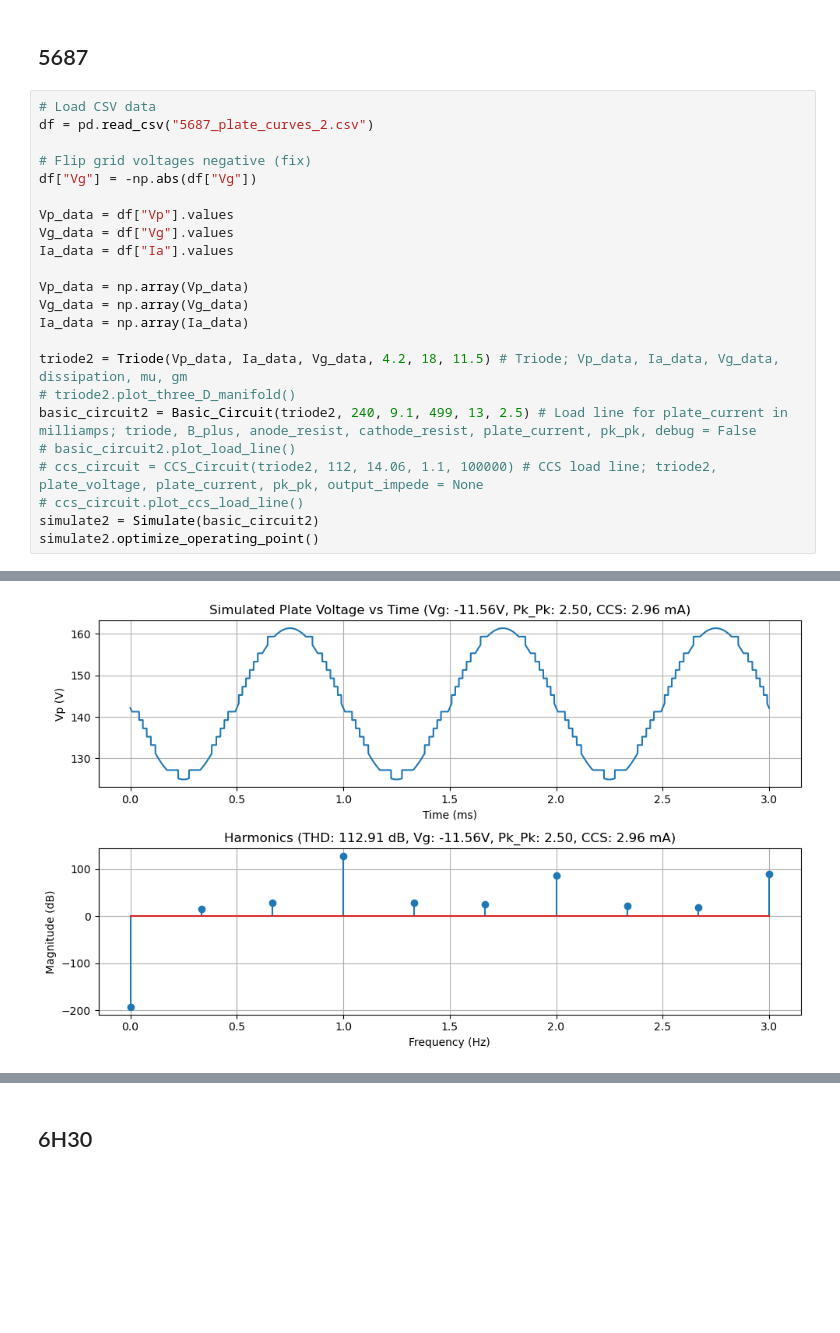
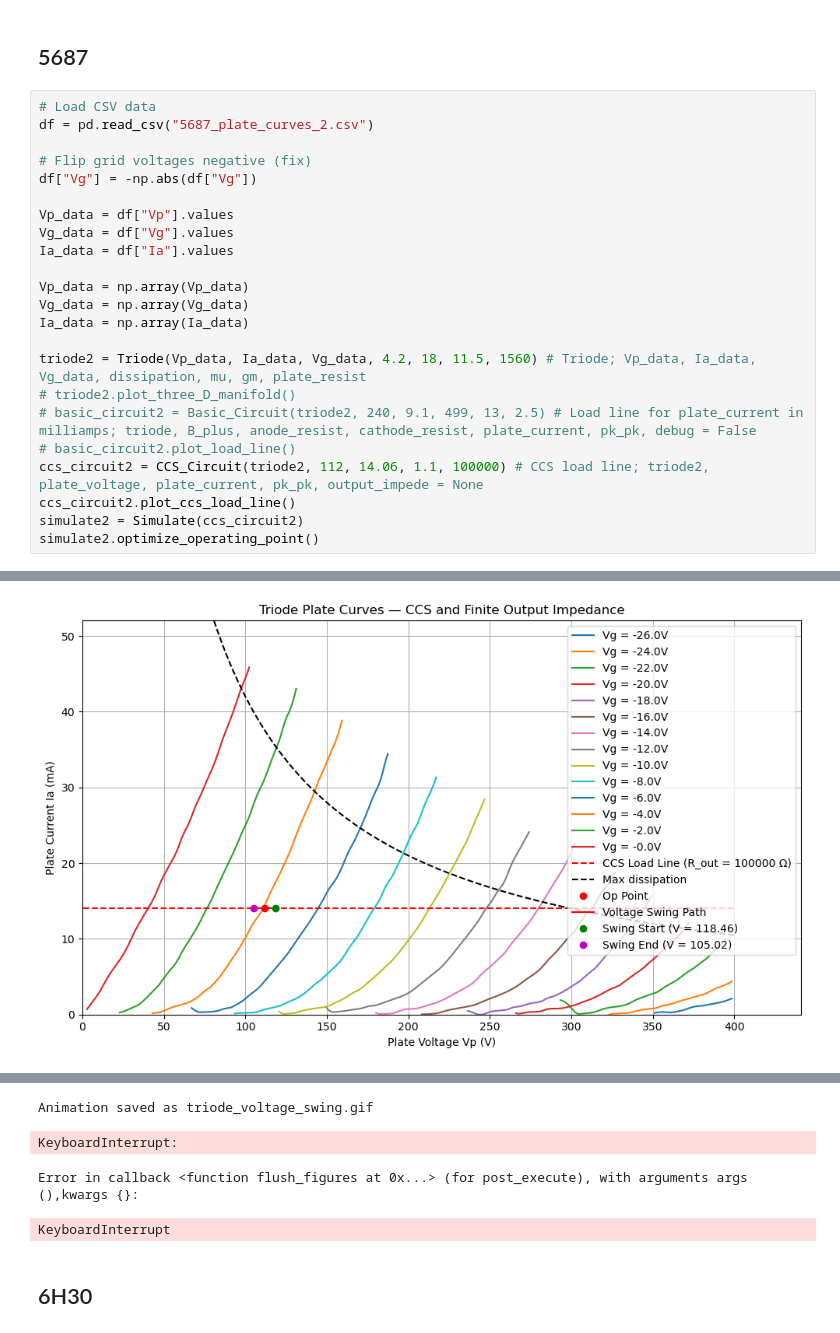
Before and after one commit to tiedyefreak22/Dual-Mono-Amp-Design, a Jupyter notebook: Triode_Pentode_Plate_Curves9.ipynb, the cells around one changed output, grey strips where cells are left out. Cells and saved outputs as stored; diff of their text form; blank space fills up the shorter version.

```diff
--- a/Triode_Pentode_Plate_Curves9.ipynb
+++ b/Triode_Pentode_Plate_Curves9.ipynb
@@ -756,12 +733,12 @@ Vp_data = np.array(Vp_data)
 Vg_data = np.array(Vg_data)
 Ia_data = np.array(Ia_data)
 
-triode2 = Triode(Vp_data, Ia_data, Vg_data, 4.2, 18, 11.5) # Triode; Vp_data, Ia_data, Vg_data, dissipation, mu, gm
+triode2 = Triode(Vp_data, Ia_data, Vg_data, 4.2, 18, 11.5, 1560) # Triode; Vp_data, Ia_data, Vg_data, dissipation, mu, gm, plate_resist
 # triode2.plot_three_D_manifold()
-basic_circuit2 = Basic_Circuit(triode2, 240, 9.1, 499, 13, 2.5) # Load line for plate_current in milliamps; triode, B_plus, anode_resist, cathode_resist, plate_current, pk_pk, debug = False
+# basic_circuit2 = Basic_Circuit(triode2, 240, 9.1, 499, 13, 2.5) # Load line for plate_current in milliamps; triode, B_plus, anode_resist, cathode_resist, plate_current, pk_pk, debug = False
 # basic_circuit2.plot_load_line()
-# ccs_circuit = CCS_Circuit(triode2, 112, 14.06, 1.1, 100000) # CCS load line; triode2, plate_voltage, plate_current, pk_pk, output_impede = None
-# ccs_circuit.plot_ccs_load_line()
-simulate2 = Simulate(basic_circuit2)
+ccs_circuit2 = CCS_Circuit(triode2, 112, 14.06, 1.1, 100000) # CCS load line; triode2, plate_voltage, plate_current, pk_pk, output_impede = None
+ccs_circuit2.plot_ccs_load_line()
+simulate2 = Simulate(ccs_circuit2)
 simulate2.optimize_operating_point()
 # %% [output]
@@ -785 +747 @@ simulate2.optimize_operating_point()
-[figure, old version]
+[figure, new version]
@@ -789,3 +748,7 @@ simulate2.optimize_operating_point()
+Animation saved as triode_voltage_swing.gif
+KeyboardInterrupt:
+Error in callback <function flush_figures at 0x...> (for post_execute), with arguments args (),kwargs {}:
+KeyboardInterrupt
 # %% [markdown]
 ## 6H30
 # %%
```
Also changed, not shown: parts of 5 cells of this notebook, 2 other files.
